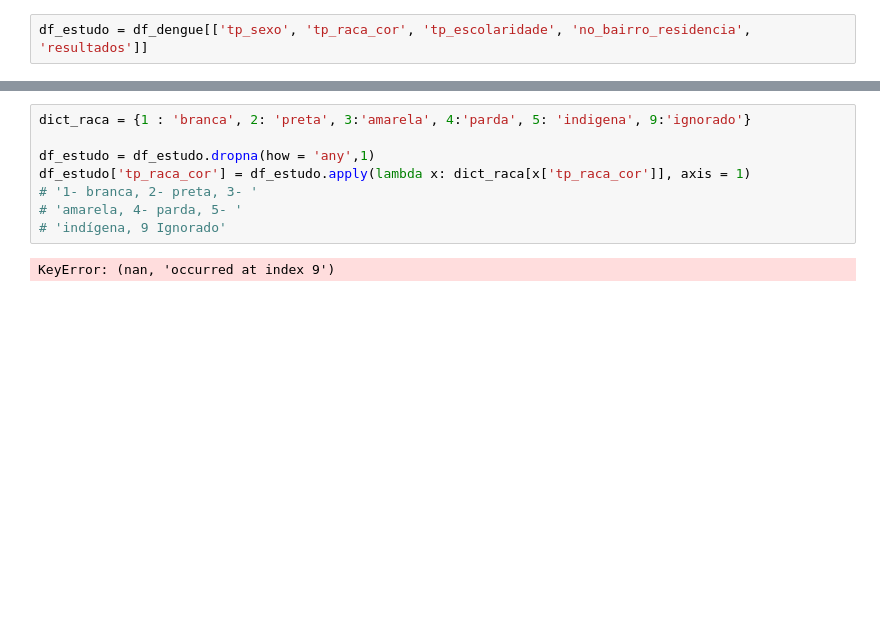
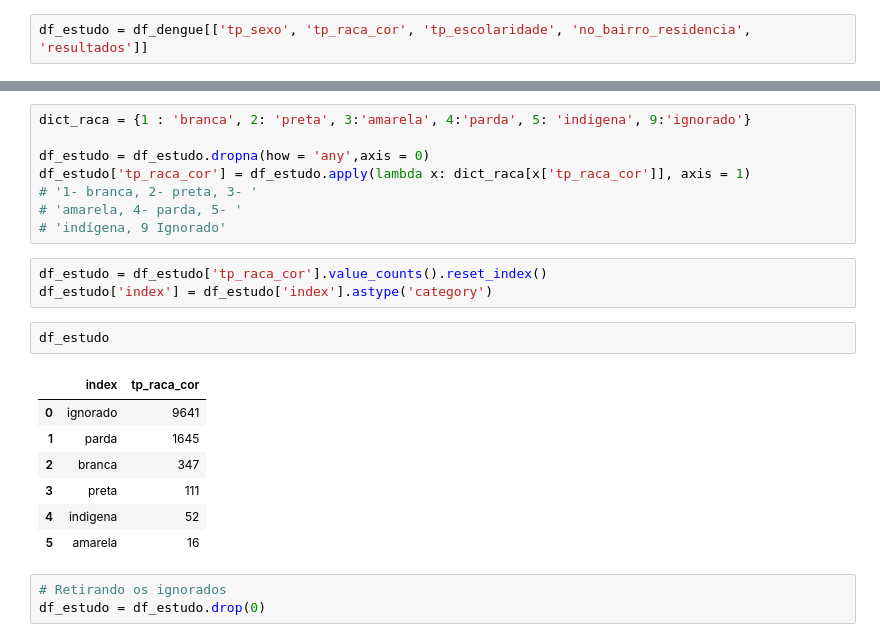
Before and after one commit to eduardoluiz7/2018-1-projeto-xo-mosquito, a Jupyter notebook: projeto-xo-mosquito.ipynb, the cells around one changed output, grey strips where cells are left out. Cells and saved outputs as stored; diff of their text form; blank space fills up the shorter version.

```diff
--- a/projeto-xo-mosquito.ipynb
+++ b/projeto-xo-mosquito.ipynb
@@ -328,10 +352,24 @@ Name: tp_raca_cor, dtype: int64
 # %%
 dict_raca = {1 : 'branca', 2: 'preta', 3:'amarela', 4:'parda', 5: 'indigena', 9:'ignorado'}
 
-df_estudo = df_estudo.dropna(how = 'any',1)
+df_estudo = df_estudo.dropna(how = 'any',axis = 0)
 df_estudo['tp_raca_cor'] = df_estudo.apply(lambda x: dict_raca[x['tp_raca_cor']], axis = 1)
 # '1- branca, 2- preta, 3- '
 # 'amarela, 4- parda, 5- '
 # 'indígena, 9 Ignorado'
-# %% [output]
-KeyError: (nan, 'occurred at index 9')
+# %%
+df_estudo = df_estudo['tp_raca_cor'].value_counts().reset_index()
+df_estudo['index'] = df_estudo['index'].astype('category')
+# %%
+df_estudo
+# %% [output]
+|  | index | tp_raca_cor |
+| 0 | ignorado | 9641 |
+| 1 | parda | 1645 |
+| 2 | branca | 347 |
+| 3 | preta | 111 |
+| 4 | indigena | 52 |
+| 5 | amarela | 16 |
+# %%
+# Retirando os ignorados
+df_estudo = df_estudo.drop(0)
```
Also changed, not shown: parts of 28 cells of this notebook, 1 other file.
